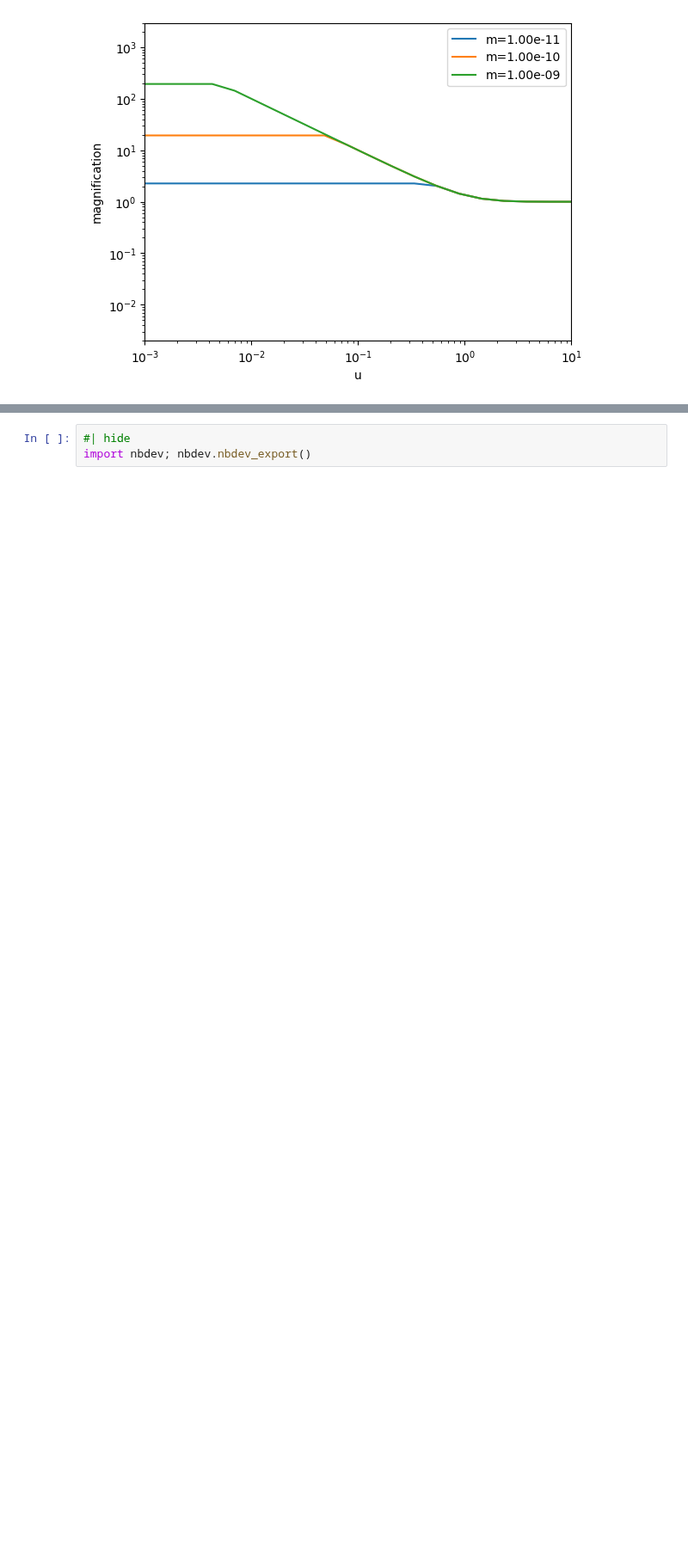
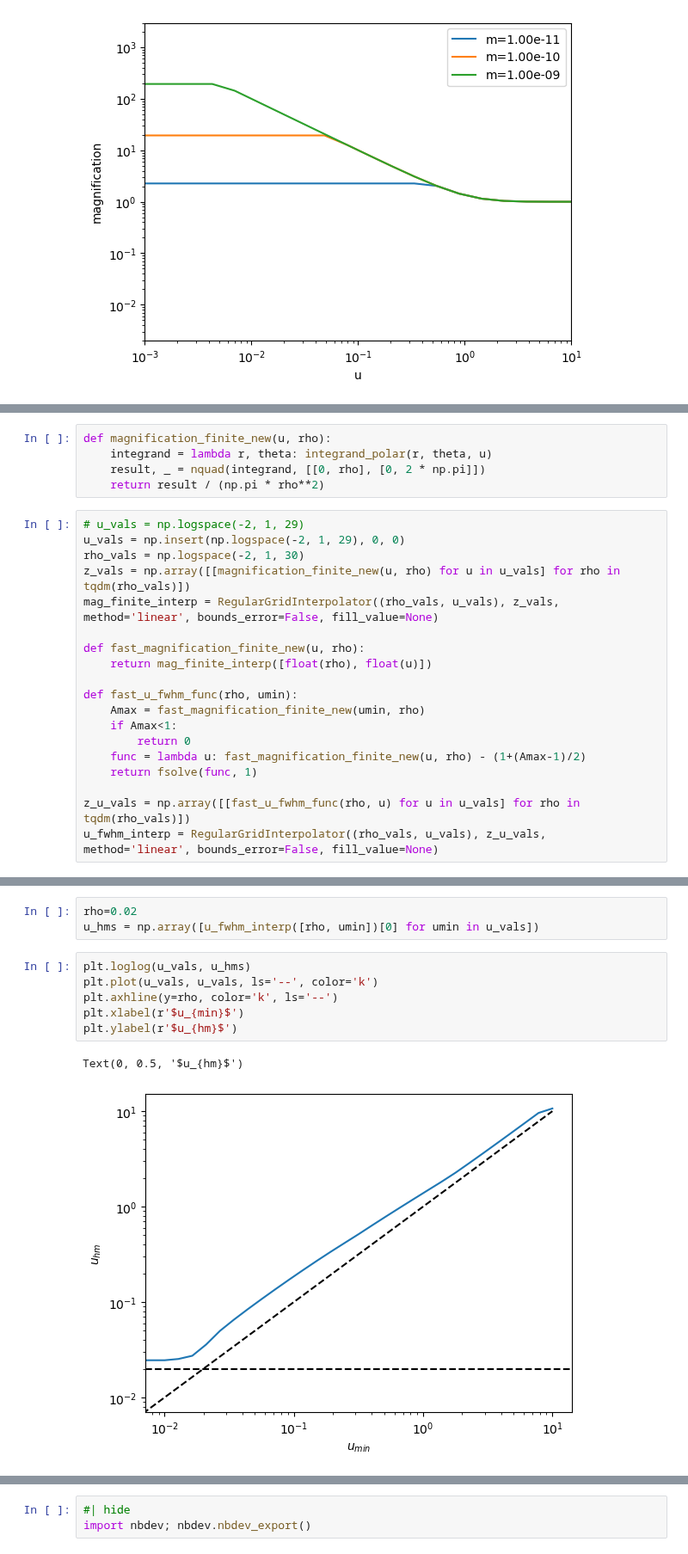
Before and after one commit to NolanSmyth/LensCalcPy, a Jupyter notebook: nbs/04_utils.ipynb, the cells around one changed output, grey strips where cells are left out. Shown at 86% size. Saved outputs shown, nothing was run; the diff lists cells and outputs as text; blank space fills up the shorter version.

```diff
--- a/nbs/04_utils.ipynb
+++ b/nbs/04_utils.ipynb
@@ -471,0 +480,24 @@ plt.show()
+# %%
+def magnification_finite_new(u, rho):
+    integrand = lambda r, theta: integrand_polar(r, theta, u)
+    result, _ = nquad(integrand, [[0, rho], [0, 2 * np.pi]])
+    return result / (np.pi * rho**2)
+# %%
+# u_vals = np.logspace(-2, 1, 29)
+u_vals = np.insert(np.logspace(-2, 1, 29), 0, 0)
+rho_vals = np.logspace(-2, 1, 30)
+z_vals = np.array([[magnification_finite_new(u, rho) for u in u_vals] for rho in tqdm(rho_vals)])
+mag_finite_interp = RegularGridInterpolator((rho_vals, u_vals), z_vals, method='linear', bounds_error=False, fill_value=None)
+
+def fast_magnification_finite_new(u, rho):
+    return mag_finite_interp([float(rho), float(u)])
+
+def fast_u_fwhm_func(rho, umin):
+    Amax = fast_magnification_finite_new(umin, rho)
+    if Amax<1:
+        return 0
+    func = lambda u: fast_magnification_finite_new(u, rho) - (1+(Amax-1)/2)
+    return fsolve(func, 1)
+
+z_u_vals = np.array([[fast_u_fwhm_func(rho, u) for u in u_vals] for rho in tqdm(rho_vals)])
+u_fwhm_interp = RegularGridInterpolator((rho_vals, u_vals), z_u_vals, method='linear', bounds_error=False, fill_value=None)
@@ -471,0 +530,12 @@ plt.show()
+# %%
+rho=0.02
+u_hms = np.array([u_fwhm_interp([rho, umin])[0] for umin in u_vals])
+# %%
+plt.loglog(u_vals, u_hms)
+plt.plot(u_vals, u_vals, ls='--', color='k')
+plt.axhline(y=rho, color='k', ls='--')
+plt.xlabel(r'$u_{min}$')
+plt.ylabel(r'$u_{hm}$')
+# %% [output]
+Text(0, 0.5, '$u_{hm}$')
+[figure, added]
```
Also changed, not shown: parts of 11 cells of this notebook, 15 other files.
